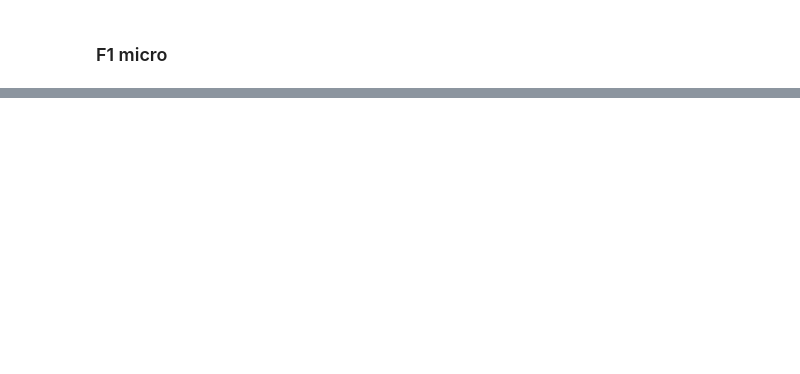
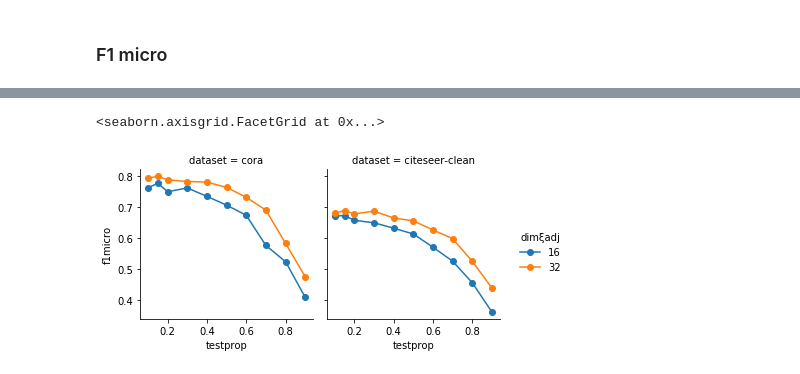
Before and after one commit to ixxi-dante/an2vec, a Jupyter notebook: julia/nc-lp-several_testprops-several_dimxieach.ipynb, the cells around one changed output, grey strips where cells are left out. Drawn from its saved outputs; the diff is of its cells as text; code cells hidden in the pictures; blank space fills up the shorter version.

```diff
--- a/julia/nc-lp-several_testprops-several_dimxieach.ipynb
+++ b/julia/nc-lp-several_testprops-several_dimxieach.ipynb
@@ -212,0 +249,15 @@ for dataset in datasets:
+# %%
+gs_averages = gs_results.groupby(['dataset', 'dimξadj', 'testprop']).mean().reset_index()
+gs_stds = gs_results.groupby(['dataset', 'dimξadj', 'testprop']).std().reset_index()
+# %%
+metric = 'f1micro'
+
+g = sb.FacetGrid(data=gs_averages,
+                 col='dataset', col_order=['cora', 'citeseer-clean'],#, 'pubmed'],
+                 hue='dimξadj',
+                 sharey=True, margin_titles=True)
+g.map(plt.plot, 'testprop', metric, marker='o')
+g.add_legend()
+# %% [output]
+<seaborn.axisgrid.FacetGrid at 0x...>
+[figure, added]
```
Also changed, not shown: parts of 14 cells of this notebook, 11 other files.
